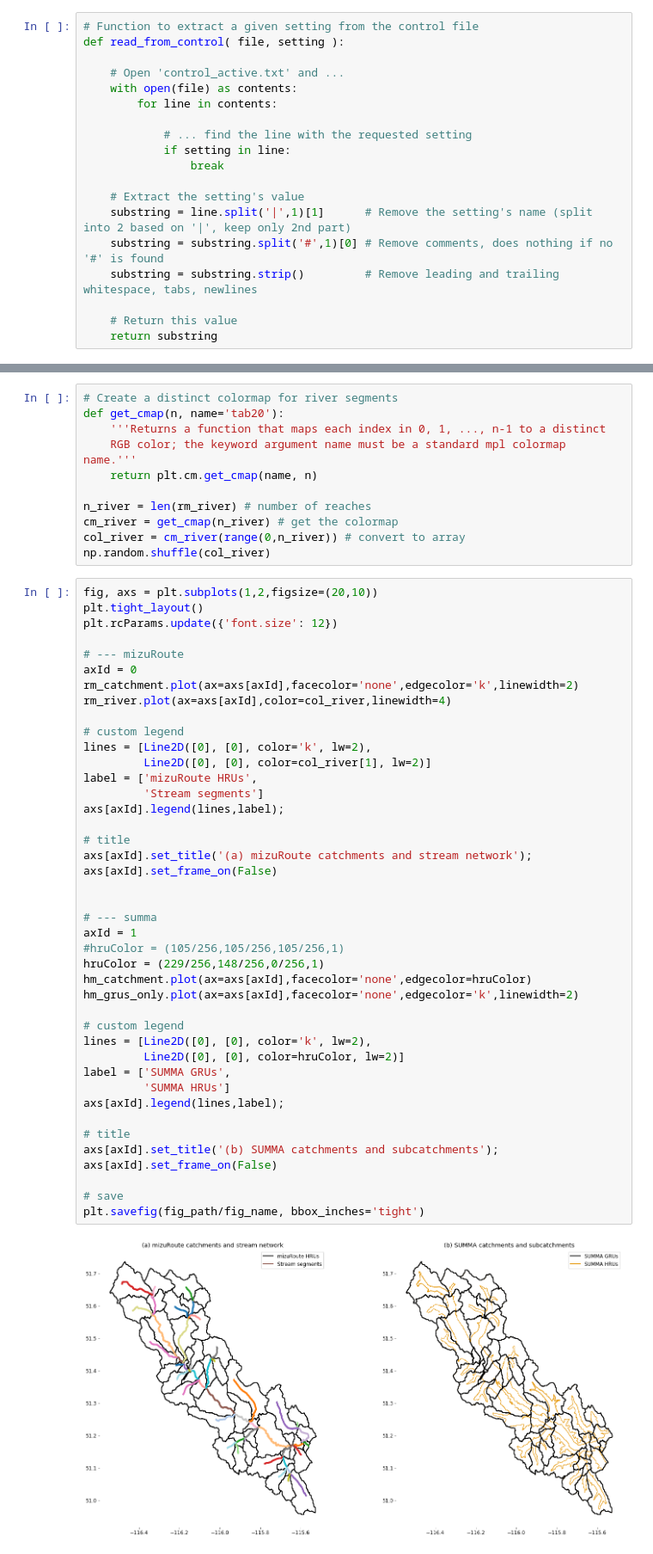
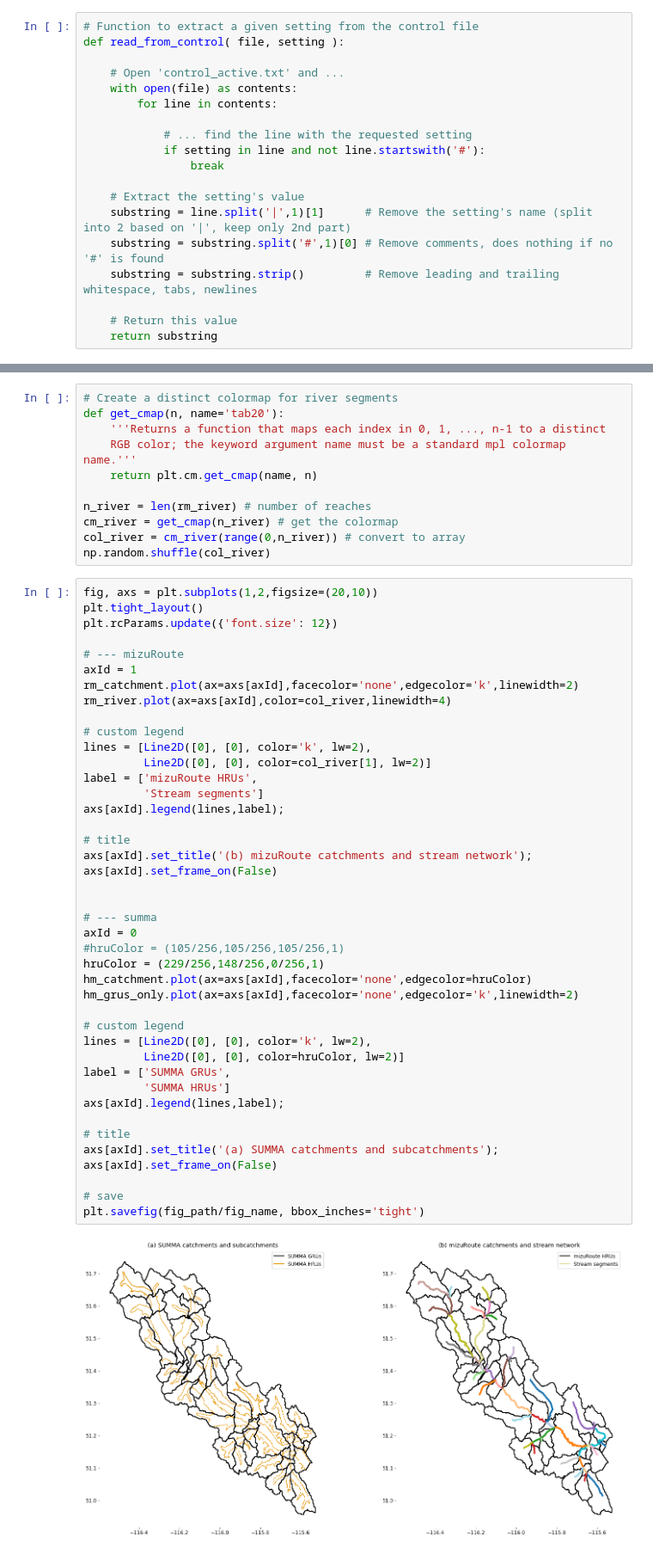
Before and after one commit to CH-Earth/CWARHM, a Jupyter notebook: 7_visualization/1_mizuRoute_and_summa_shapefiles.ipynb, the cells around one changed output, grey strips where cells are left out. Shown: that part at 86% size. Drawn from its saved outputs; the diff is of its cells as text.

Commit message:
updated plotting notebooks

```diff
--- a/7_visualization/1_mizuRoute_and_summa_shapefiles.ipynb
+++ b/7_visualization/1_mizuRoute_and_summa_shapefiles.ipynb
@@ -25,7 +25,7 @@ def read_from_control( file, setting ):
         for line in contents:
 
             # ... find the line with the requested setting
-            if setting in line:
+            if setting in line and not line.startswith('#'):
                 break
 
     # Extract the setting's value
@@ -141,41 +144,41 @@ plt.tight_layout()
 plt.rcParams.update({'font.size': 12})
 
 # --- mizuRoute
-axId = 0
+axId = 1
 rm_catchment.plot(ax=axs[axId],facecolor='none',edgecolor='k',linewidth=2)
 rm_river.plot(ax=axs[axId],color=col_river,linewidth=4)
 
 # custom legend
 lines = [Line2D([0], [0], color='k', lw=2),
          Line2D([0], [0], color=col_river[1], lw=2)]
 label = ['mizuRoute HRUs',
          'Stream segments']
 axs[axId].legend(lines,label);
 
 # title
-axs[axId].set_title('(a) mizuRoute catchments and stream network');
+axs[axId].set_title('(b) mizuRoute catchments and stream network');
 axs[axId].set_frame_on(False)
 
 
 # --- summa
-axId = 1
+axId = 0
 #hruColor = (105/256,105/256,105/256,1)
 hruColor = (229/256,148/256,0/256,1)
 hm_catchment.plot(ax=axs[axId],facecolor='none',edgecolor=hruColor)
 hm_grus_only.plot(ax=axs[axId],facecolor='none',edgecolor='k',linewidth=2)
 
 # custom legend
 lines = [Line2D([0], [0], color='k', lw=2),
          Line2D([0], [0], color=hruColor, lw=2)]
 label = ['SUMMA GRUs',
          'SUMMA HRUs']
 axs[axId].legend(lines,label);
 
 # title
-axs[axId].set_title('(b) SUMMA catchments and subcatchments');
+axs[axId].set_title('(a) SUMMA catchments and subcatchments');
 axs[axId].set_frame_on(False)
 
 # save
 plt.savefig(fig_path/fig_name, bbox_inches='tight')
 # %% [output]
-[figure, old version]
+[figure, new version]
```
Also changed, not shown: parts of 2 cells of this notebook, 1 other file.
